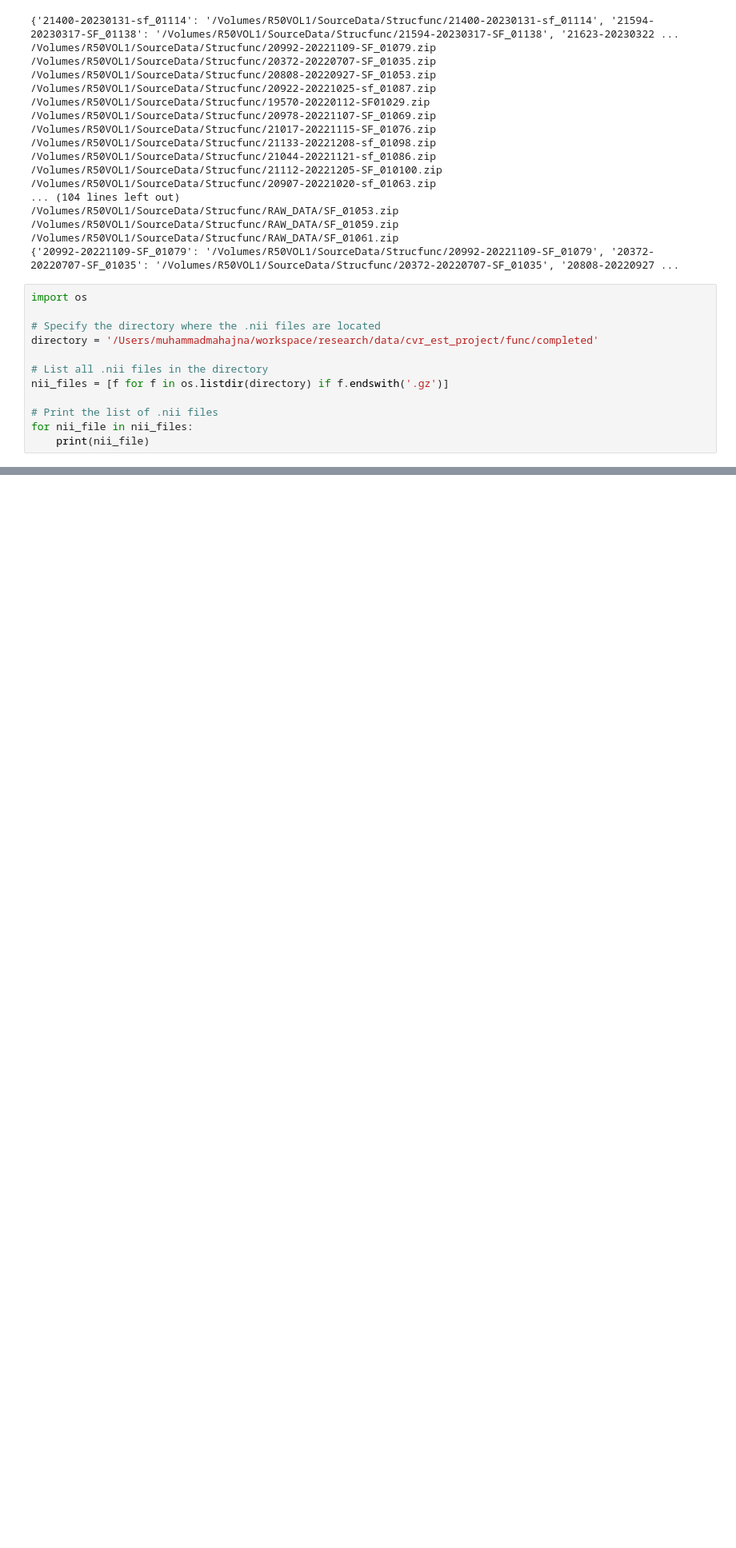
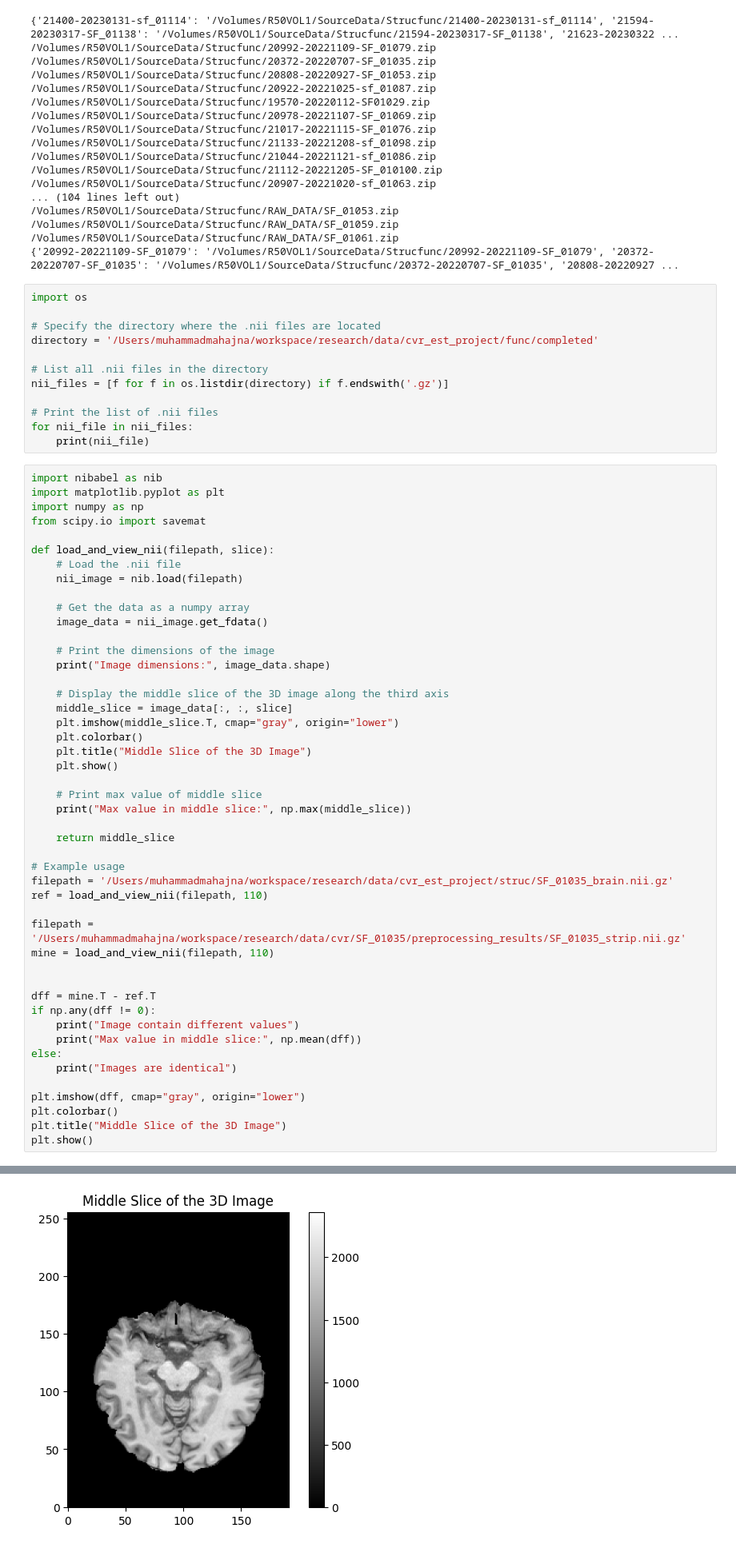
Before and after one commit to muhammad-mahajna/cvr, a Jupyter notebook: src/notebook.ipynb, the cells around one changed output, grey strips where cells are left out. Shown: that part at 80% size. Drawn from its saved outputs; the diff is of its cells as text; blank space fills up the shorter version.

```diff
--- a/src/notebook.ipynb
+++ b/src/notebook.ipynb
@@ -217,3 +217,51 @@ nii_files = [f for f in os.listdir(directory) if f.endswith('.gz')]
 # Print the list of .nii files
 for nii_file in nii_files:
     print(nii_file)
+# %%
+import nibabel as nib
+import matplotlib.pyplot as plt
+import numpy as np
+from scipy.io import savemat
+
+def load_and_view_nii(filepath, slice):
+    # Load the .nii file
+    nii_image = nib.load(filepath)
+
+    # Get the data as a numpy array
+    image_data = nii_image.get_fdata()
+
+    # Print the dimensions of the image
+    print("Image dimensions:", image_data.shape)
+
+    # Display the middle slice of the 3D image along the third axis
+    middle_slice = image_data[:, :, slice]
+    plt.imshow(middle_slice.T, cmap="gray", origin="lower")
+    plt.colorbar()
+    plt.title("Middle Slice of the 3D Image")
+    plt.show()
+
+    # Print max value of middle slice
+    print("Max value in middle slice:", np.max(middle_slice))
+
+    return middle_slice
+
+# Example usage
+filepath = '/Users/muhammadmahajna/workspace/research/data/cvr_est_project/struc/SF_01035_brain.nii.gz'
+ref = load_and_view_nii(filepath, 110)
+
+filepath = '/Users/muhammadmahajna/workspace/research/data/cvr/SF_01035/preprocessing_results/SF_01035_strip.nii.gz'
+mine = load_and_view_nii(filepath, 110)
+
+
+dff = mine.T - ref.T
+if np.any(dff != 0):
+    print("Image contain different values")
+    print("Max value in middle slice:", np.mean(dff))
+else:
+    print("Images are identical")
+
+plt.imshow(dff, cmap="gray", origin="lower")
+plt.colorbar()
+plt.title("Middle Slice of the 3D Image")
+plt.show()
+# %% [output]
@@ -219,0 +269 @@ for nii_file in nii_files:
+[figure, added]
```
Also changed, not shown: parts of 2 cells of this notebook.
